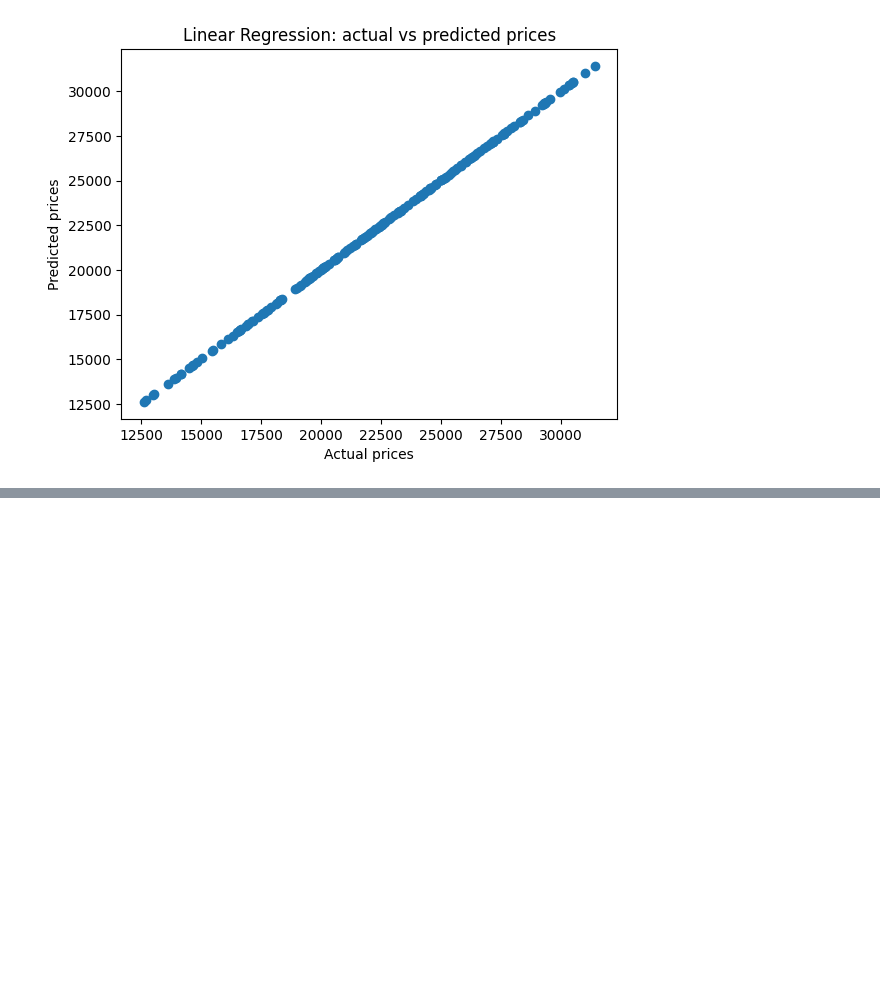
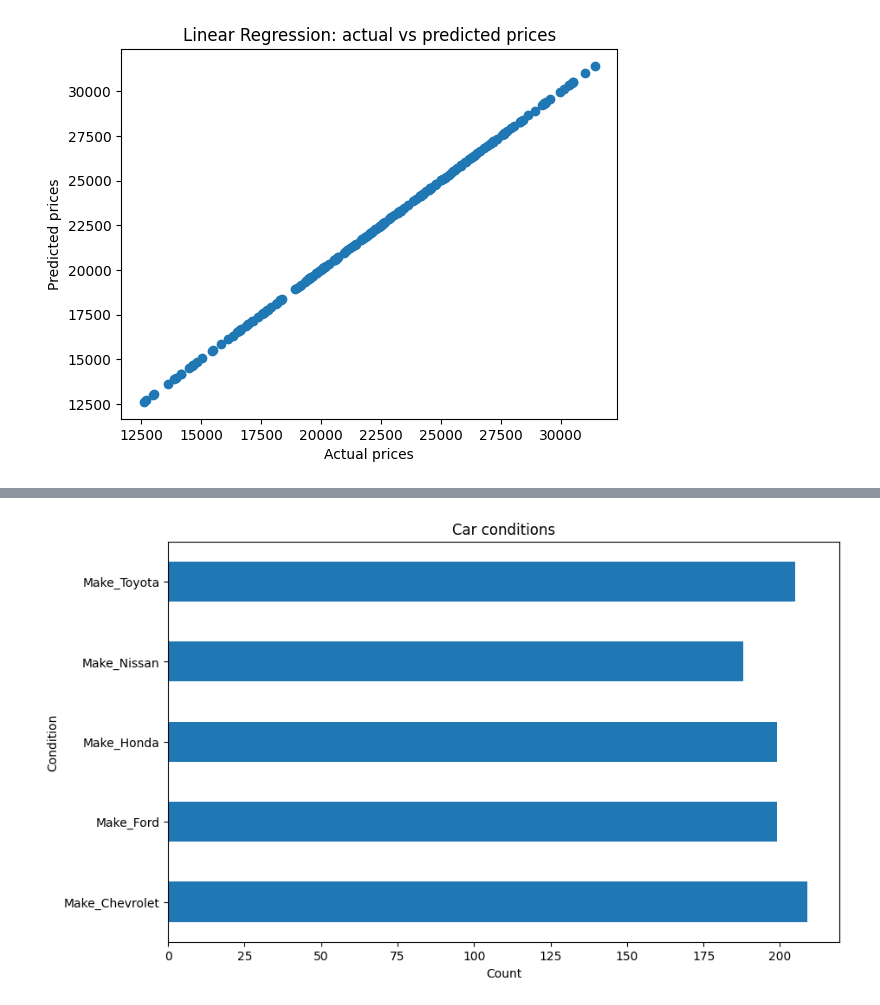
Before and after one commit to elenaz7/car-prices-prediction, a Jupyter notebook: notebook3f47f1dcc4.ipynb, the cells around one changed output, grey strips where cells are left out. Drawn from its saved outputs; the diff is of its cells as text; code cells hidden in the pictures; blank space fills up the shorter version.

```diff
--- a/notebook3f47f1dcc4.ipynb
+++ b/notebook3f47f1dcc4.ipynb
@@ -163,0 +200,10 @@ plt.show()
+# %%
+condition_counts=data[['Condition_Excellent', 'Condition_Fair', 'Condition_Good']].sum()
+plt.figure(figsize=(10, 6))
+make_counts.plot(kind='barh')
+plt.title('Car conditions')
+plt.xlabel('Count')
+plt.ylabel('Condition')
+plt.show()
+# %% [output]
+[figure, added]
```
Also changed, not shown: parts of 8 cells of this notebook.
